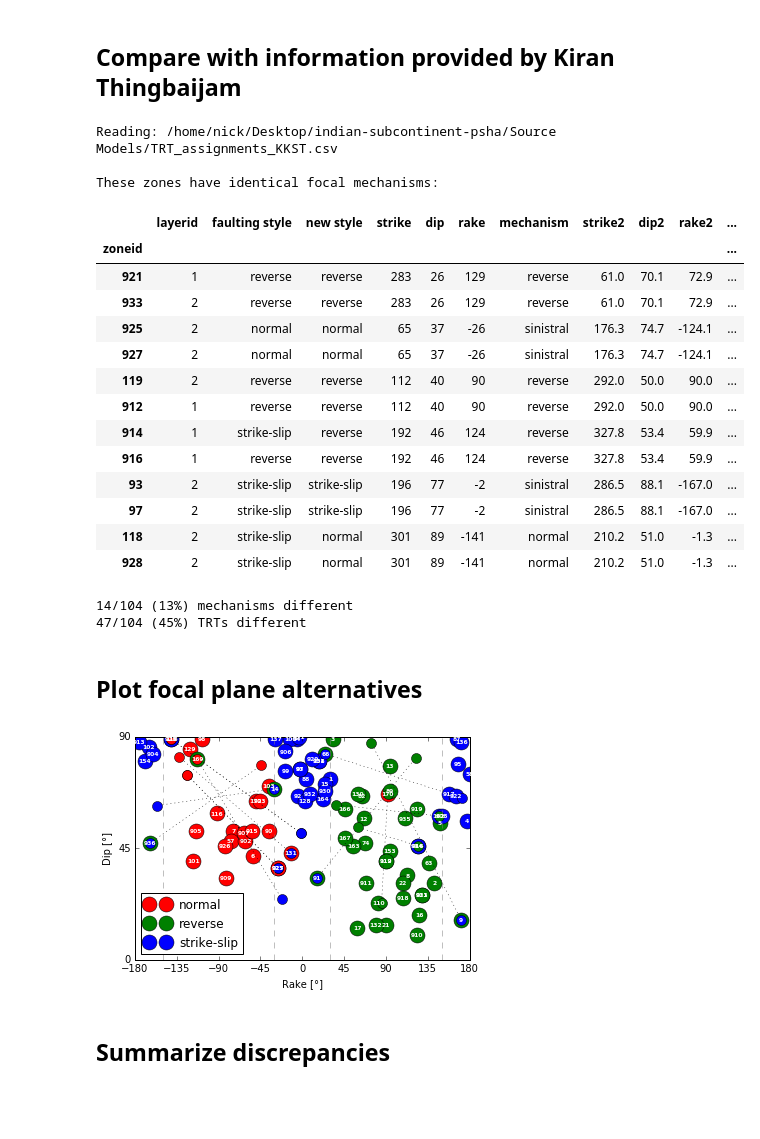
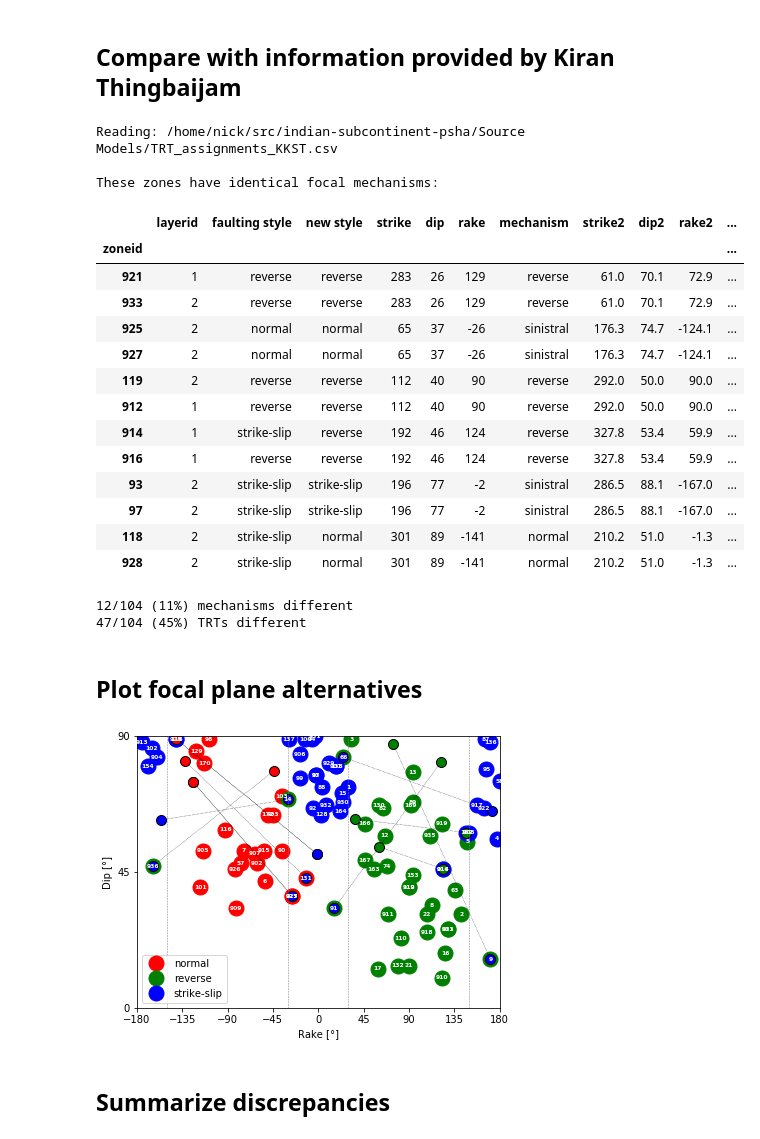
Before and after one commit to nackerley/indian-subcontinent-psha, a Jupyter notebook: Source Models/areal_source_models_nt2012.ipynb, the cells around one changed output. Drawn from its saved outputs; the diff is of its cells as text; code cells hidden in the pictures; blank space fills up the shorter version.

Commit message:
Continued model renaming. Deprecated comparing images in favour of comparing jupyter notebooks with nbdime.

```diff
--- a/Source Models/areal_source_models_nt2012.ipynb
+++ b/Source Models/areal_source_models_nt2012.ipynb
@@ -51,6 +51,6 @@ CATALOGUE_FILE = '../Catalogue/SACAT1900_2008v2.txt'
 # %% [markdown]
 ## Load areal zone description
 # %%
-areal_csv = 'areal_source_model.csv'
+areal_csv = 'nt2012_areal_source_model_v1.csv'
 areal_df = csv2areal(areal_csv)
 # %% [output]
@@ -104,7 +103,7 @@ display(duplicated_df[
      'strike2', 'dip2', 'rake2', 'mechanism2']
 ])
 # %% [output]
-Reading: /home/nick/Desktop/indian-subcontinent-psha/Source Models/TRT_assignments_KKST.csv
+Reading: /home/nick/src/indian-subcontinent-psha/Source Models/TRT_assignments_KKST.csv
 
 These zones have identical focal mechanisms:
 |  | layerid | faulting style | new style | strike | dip | rake | mechanism | strike2 | dip2 | rake2 | ... |
@@ -165,7 +164,7 @@ print('%d/%d (%d%%) TRTs different' %
       (len(different_trt_df), len(areal_df),
        100*len(different_trt_df)/len(areal_df)))
 # %% [output]
-14/104 (13%) mechanisms different
+12/104 (11%) mechanisms different
 47/104 (45%) TRTs different
 # %% [markdown]
 ## Plot focal plane alternatives
@@ -184,7 +183,7 @@ colours = {
     'strike-slip': 'blue'
 }
 
-fig, ax = plt.subplots()
+fig, ax = plt.subplots(figsize=(6.5, 5))
 ax.margins(0.05)  # Optional, just adds 5% padding to the autoscaling
 
 for name, group in subset_df.groupby('faulting style'):
@@ -192,35 +191,35 @@ for name, group in subset_df.groupby('faulting style'):
             marker='o', markersize=15, linestyle='', linewidth=2,
             label=name)
     for x, y, zone_id in zip(group['rake'], group['dip'], group.index):
         ax.annotate(s=zone_id, xy=(x, y),
                     xytext=(0, 0), textcoords='offset points',
                     fontsize=6, fontweight='bold', color='white',
                     horizontalalignment='center',
                     verticalalignment='center')
 for _, zone in wrong_df.iterrows():
     ax.plot([zone['rake'], zone['rake2']], [zone['dip'], zone['dip2']],
             linestyle=':', color='black', linewidth=0.5, label=None)
     ax.plot(zone['rake'], zone['dip'], color=colours[zone['mechanism']],
             marker='o', markersize=10, markeredgecolor='black',
             linestyle='', linewidth=2, label=None)
     ax.plot(zone['rake2'], zone['dip2'], color=colours[zone['mechanism2']],
             marker='o', markersize=10, markeredgecolor='black',
             linestyle='', linewidth=2, label=None)
 
 ax.legend(loc='lower left')
 for threshhold in [-150, -30, 30, 150]:
     ax.axvline(x=threshhold, linestyle='--', color='grey', linewidth=0.5)
 ax.set_xlim((-180, 180))
 ax.set_xlabel(('Rake [°]'))
 ax.set_xticks(range(-180, 181, 45))
 ax.set_ylim((0, 90))
 ax.set_ylabel(('Dip [°]'))
 ax.set_yticks(range(0, 91, 45))
 
-fig.savefig('FocalMechanisms.png', transparent=True,
+fig.savefig('FocalMechanisms.png', transparent=True, dpi=300,
             bbox_inches='tight', pad_inches=0.1)
 # %% [output]
-[figure, old version]
+[figure, new version]
 # %% [markdown]
 ## Summarize discrepancies
 # %%
```
Also changed, not shown: parts of 7 cells of this notebook, 3 other files.
